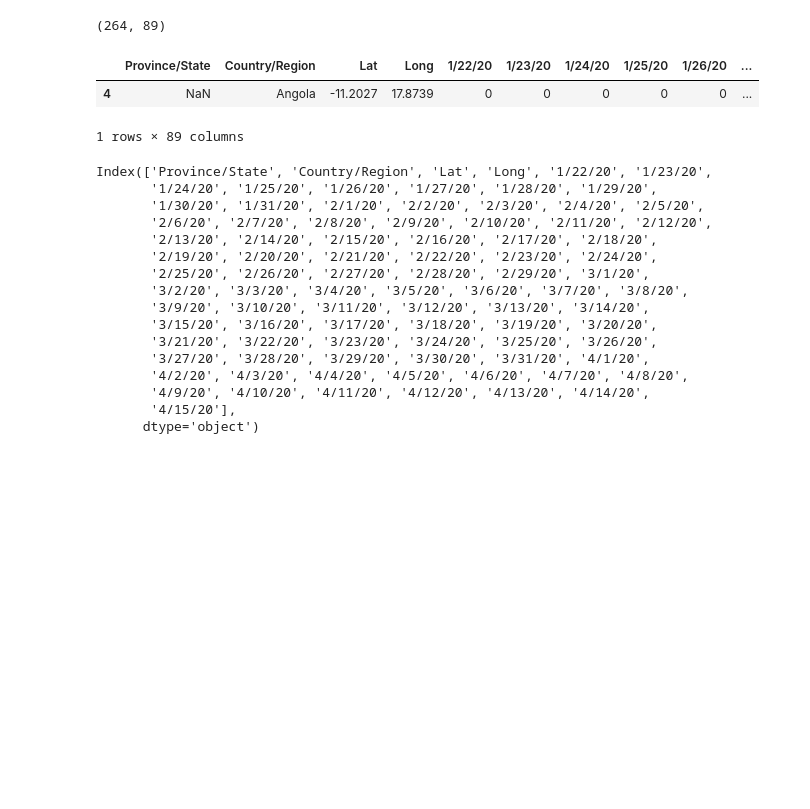
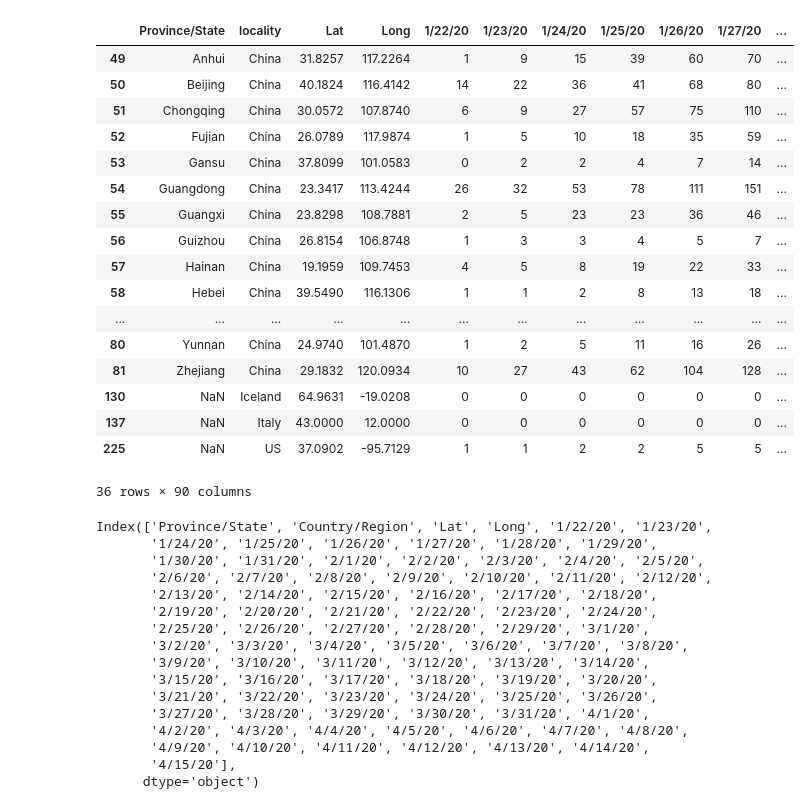
Before and after one commit to cdhutch/covid, a Jupyter notebook: covid.ipynb, the cells around one changed output. Saved outputs shown, nothing was run; the diff lists cells and outputs as text; code cells hidden in the pictures; blank space fills up the shorter version.

Commit message:
Added John Hopkins Country Data (Close Issue #3)

```diff
--- a/Untitled.ipynb
+++ b/covid.ipynb
@@ -7 +201,4 @@ df = pd.read_csv(url)
+# %%
+d_remap = {'Country/Region': 'locality'}
+df.rename(columns=d_remap, inplace=True)
 # %%
@@ -25,13 +224,26 @@ l_countries = df['Country/Region'].unique()
-# %%
-df.shape
-# %% [output]
-(264, 89)
-# %%
-df.iloc[4:5]
-# %% [output]
-|  | Province/State | Country/Region | Lat | Long | 1/22/20 | 1/23/20 | 1/24/20 | 1/25/20 | 1/26/20 | ... |
-| 4 | NaN | Angola | -11.2027 | 17.8739 | 0 | 0 | 0 | 0 | 0 | ... |
-1 rows × 89 columns
+# %%
+l_localities = ['US', 'Italy', 'Iceland', 'China']
+# %%
+df[df['locality'].isin(l_localities)]
+# %% [output]
+|  | Province/State | locality | Lat | Long | 1/22/20 | 1/23/20 | 1/24/20 | 1/25/20 | 1/26/20 | 1/27/20 | ... |
+| 49 | Anhui | China | 31.8257 | 117.2264 | 1 | 9 | 15 | 39 | 60 | 70 | ... |
+| 50 | Beijing | China | 40.1824 | 116.4142 | 14 | 22 | 36 | 41 | 68 | 80 | ... |
+| 51 | Chongqing | China | 30.0572 | 107.8740 | 6 | 9 | 27 | 57 | 75 | 110 | ... |
+| 52 | Fujian | China | 26.0789 | 117.9874 | 1 | 5 | 10 | 18 | 35 | 59 | ... |
+| 53 | Gansu | China | 37.8099 | 101.0583 | 0 | 2 | 2 | 4 | 7 | 14 | ... |
+| 54 | Guangdong | China | 23.3417 | 113.4244 | 26 | 32 | 53 | 78 | 111 | 151 | ... |
+| 55 | Guangxi | China | 23.8298 | 108.7881 | 2 | 5 | 23 | 23 | 36 | 46 | ... |
+| 56 | Guizhou | China | 26.8154 | 106.8748 | 1 | 3 | 3 | 4 | 5 | 7 | ... |
+| 57 | Hainan | China | 19.1959 | 109.7453 | 4 | 5 | 8 | 19 | 22 | 33 | ... |
+| 58 | Hebei | China | 39.5490 | 116.1306 | 1 | 1 | 2 | 8 | 13 | 18 | ... |
+| ... | ... | ... | ... | ... | ... | ... | ... | ... | ... | ... | ... |
+| 80 | Yunnan | China | 24.9740 | 101.4870 | 1 | 2 | 5 | 11 | 16 | 26 | ... |
+| 81 | Zhejiang | China | 29.1832 | 120.0934 | 10 | 27 | 43 | 62 | 104 | 128 | ... |
+| 130 | NaN | Iceland | 64.9631 | -19.0208 | 0 | 0 | 0 | 0 | 0 | 0 | ... |
+| 137 | NaN | Italy | 43.0000 | 12.0000 | 0 | 0 | 0 | 0 | 0 | 0 | ... |
+| 225 | NaN | US | 37.0902 | -95.7129 | 1 | 1 | 2 | 2 | 5 | 5 | ... |
+36 rows × 90 columns
 # %%
 df.columns
 # %% [output]
```
Also changed, not shown: parts of 8 cells of this notebook, 1 other file.
